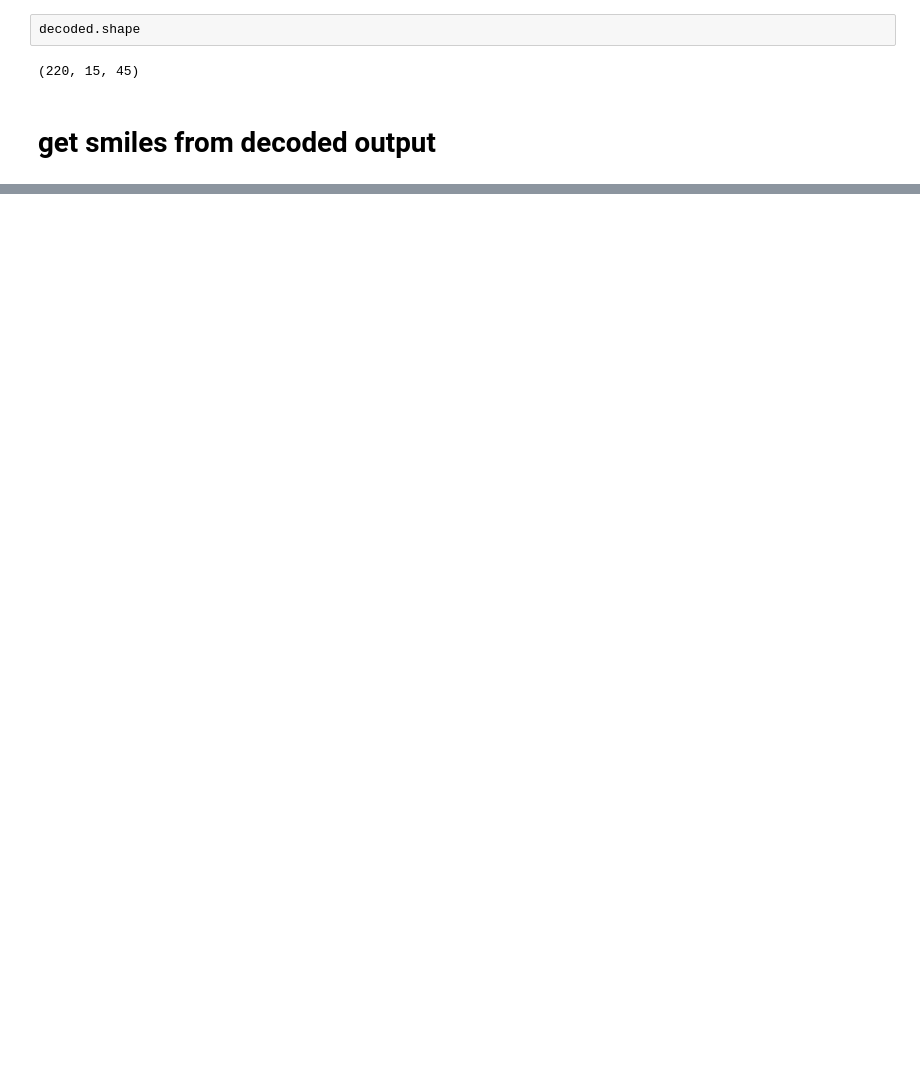
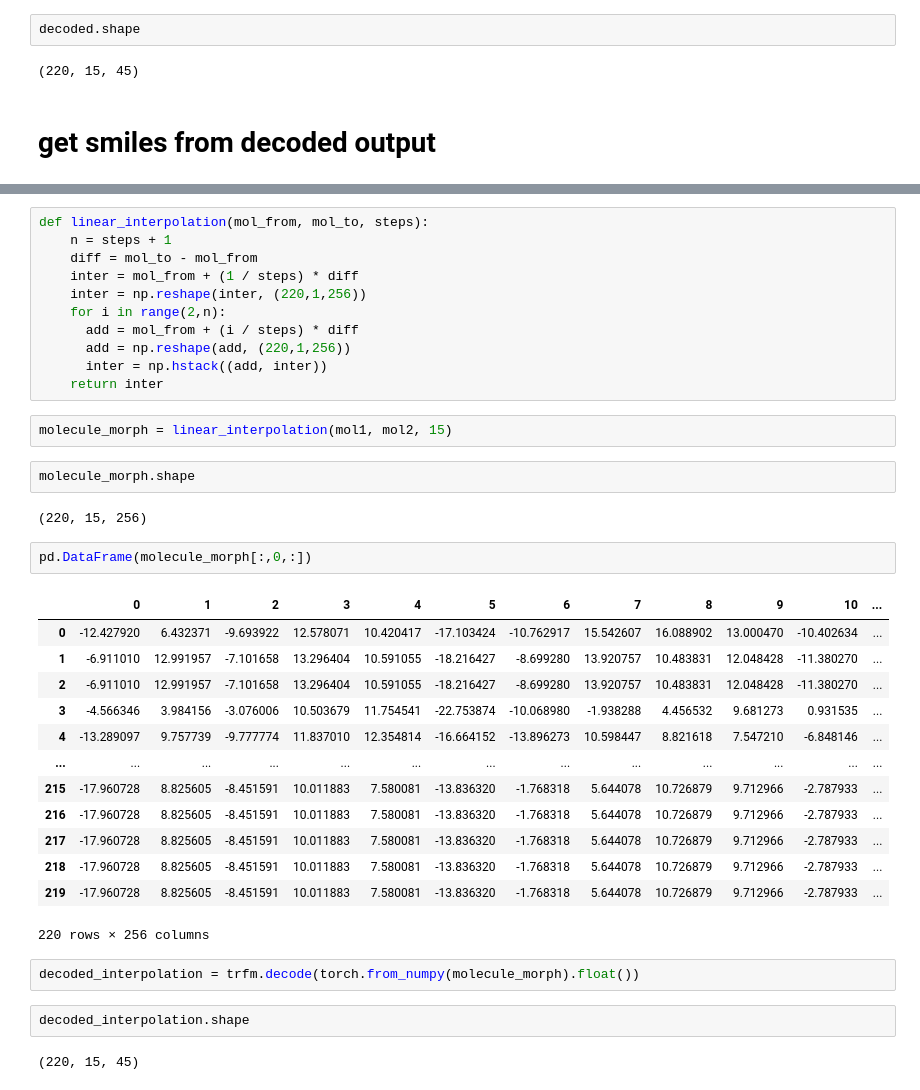
Before and after one commit to ajia90/smilestransformer, a Jupyter notebook: interpolation_notgt_training.ipynb, the cells around one changed output, grey strips where cells are left out. Cells and saved outputs as stored; diff of their text form; blank space fills up the shorter version.

```diff
--- a/interpolation_notgt_training.ipynb
+++ b/interpolation_notgt_training.ipynb
@@ -319,0 +356,39 @@ df2
+# %%
+def linear_interpolation(mol_from, mol_to, steps):
+    n = steps + 1
+    diff = mol_to - mol_from
+    inter = mol_from + (1 / steps) * diff
+    inter = np.reshape(inter, (220,1,256))
+    for i in range(2,n):
+      add = mol_from + (i / steps) * diff
+      add = np.reshape(add, (220,1,256))
+      inter = np.hstack((add, inter))
+    return inter
+# %%
+molecule_morph = linear_interpolation(mol1, mol2, 15)
+# %%
+molecule_morph.shape
+# %% [output]
+(220, 15, 256)
+# %%
+pd.DataFrame(molecule_morph[:,0,:])
+# %% [output]
+|  | 0 | 1 | 2 | 3 | 4 | 5 | 6 | 7 | 8 | 9 | 10 | ... |
+| 0 | -12.427920 | 6.432371 | -9.693922 | 12.578071 | 10.420417 | -17.103424 | -10.762917 | 15.542607 | 16.088902 | 13.000470 | -10.402634 | ... |
+| 1 | -6.911010 | 12.991957 | -7.101658 | 13.296404 | 10.591055 | -18.216427 | -8.699280 | 13.920757 | 10.483831 | 12.048428 | -11.380270 | ... |
+| 2 | -6.911010 | 12.991957 | -7.101658 | 13.296404 | 10.591055 | -18.216427 | -8.699280 | 13.920757 | 10.483831 | 12.048428 | -11.380270 | ... |
+| 3 | -4.566346 | 3.984156 | -3.076006 | 10.503679 | 11.754541 | -22.753874 | -10.068980 | -1.938288 | 4.456532 | 9.681273 | 0.931535 | ... |
+| 4 | -13.289097 | 9.757739 | -9.777774 | 11.837010 | 12.354814 | -16.664152 | -13.896273 | 10.598447 | 8.821618 | 7.547210 | -6.848146 | ... |
+| ... | ... | ... | ... | ... | ... | ... | ... | ... | ... | ... | ... | ... |
+| 215 | -17.960728 | 8.825605 | -8.451591 | 10.011883 | 7.580081 | -13.836320 | -1.768318 | 5.644078 | 10.726879 | 9.712966 | -2.787933 | ... |
+| 216 | -17.960728 | 8.825605 | -8.451591 | 10.011883 | 7.580081 | -13.836320 | -1.768318 | 5.644078 | 10.726879 | 9.712966 | -2.787933 | ... |
+| 217 | -17.960728 | 8.825605 | -8.451591 | 10.011883 | 7.580081 | -13.836320 | -1.768318 | 5.644078 | 10.726879 | 9.712966 | -2.787933 | ... |
+| 218 | -17.960728 | 8.825605 | -8.451591 | 10.011883 | 7.580081 | -13.836320 | -1.768318 | 5.644078 | 10.726879 | 9.712966 | -2.787933 | ... |
+| 219 | -17.960728 | 8.825605 | -8.451591 | 10.011883 | 7.580081 | -13.836320 | -1.768318 | 5.644078 | 10.726879 | 9.712966 | -2.787933 | ... |
+220 rows × 256 columns
+# %%
+decoded_interpolation = trfm.decode(torch.from_numpy(molecule_morph).float())
+# %%
+decoded_interpolation.shape
+# %% [output]
+(220, 15, 45)
```
Also changed, not shown: parts of 27 cells of this notebook.
